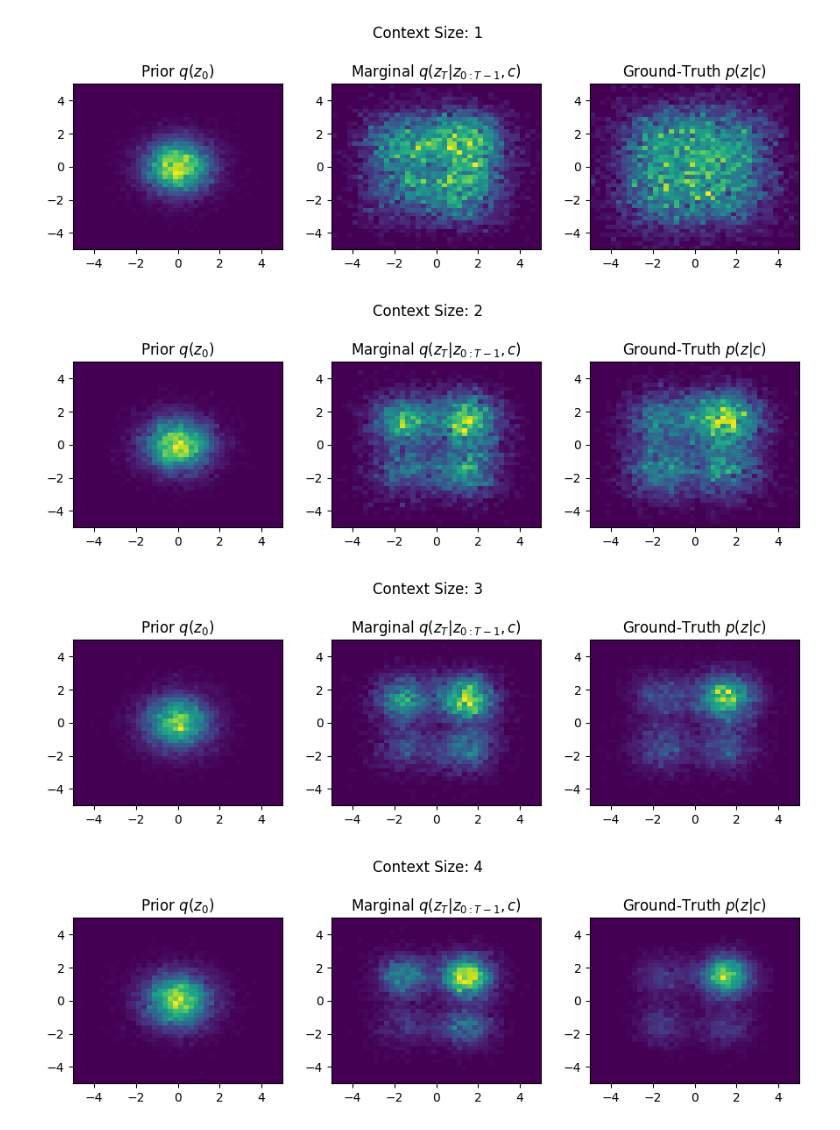
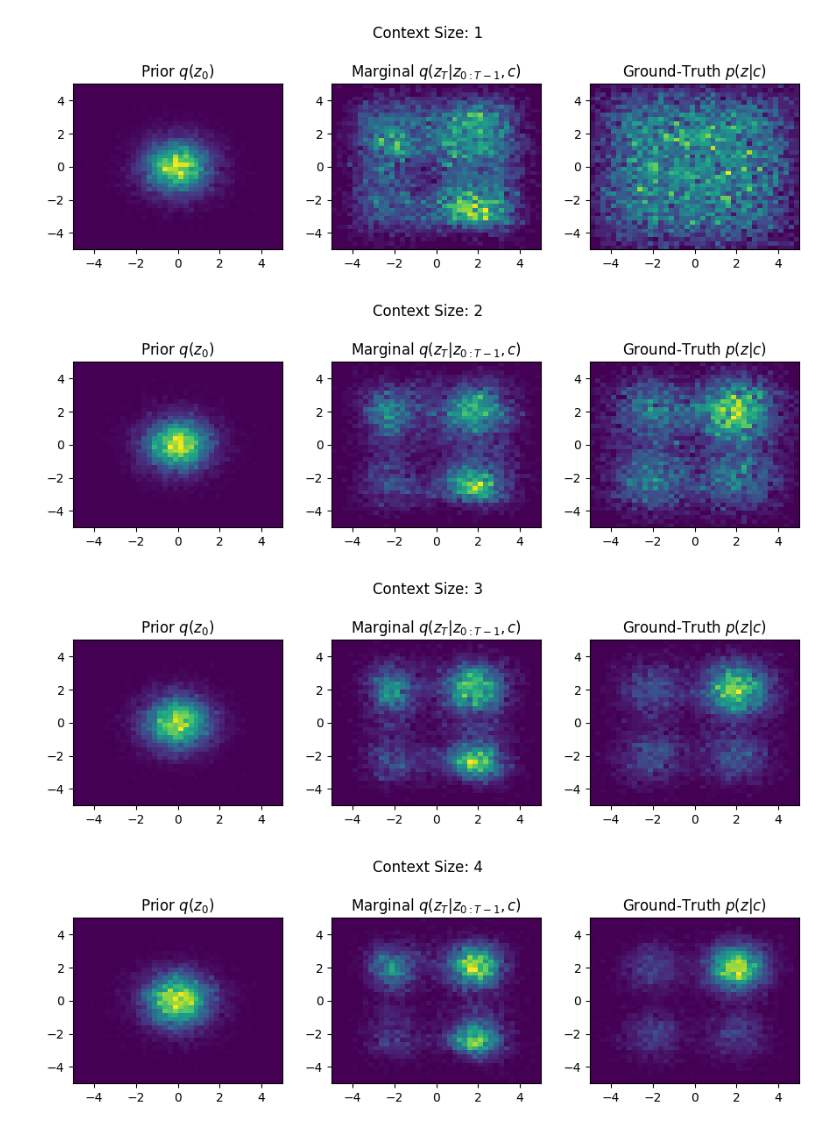
Before and after one commit to ChickNCurry/dvi-for-bml, a Jupyter notebook: contextual-dvi/exp_2d.ipynb, the cells around one changed output. Drawn from its saved outputs; the diff is of its cells as text; code cells hidden in the pictures.

Commit message:
fix device error and generalize num of gaussian

```diff
--- a/contextual-dvi/exp_2d.ipynb
+++ b/contextual-dvi/exp_2d.ipynb
@@ -24,9 +26,9 @@ class Config():
     h_dim = 32
     num_layers = 3
     non_linearity = "SiLU"
-    learning_rate = 3e-4
-    size=4096
-    batch_size = 4096
+    learning_rate = 3e-3
+    size = 8192
+    batch_size = 8192
 
 config = Config()
 # %%
@@ -79,7 +73,7 @@ num_samples = 10000
 
 for context_size in range(1, 11):
 
-    context = 3 * torch.rand((num_samples, context_size, config.c_dim), device=device)
+    context = 4 * torch.rand((num_samples, context_size, config.c_dim), device=device)
 
     p_z_0 = Normal(
         torch.zeros((num_samples, config.z_dim), device=device),
@@ -90,34 +84,34 @@ for context_size in range(1, 11):
 
     z_target_samples = p_z_T.sample()
 
     dvi_process.eval()
     with torch.no_grad():
         _, z_samples = dvi_process.run_chain(p_z_0, p_z_T, context.to(device))
 
         z_0_samples = z_samples[0]
         z_T_samples = z_samples[-1]
 
         z_trajectories = [[z[i, :].cpu().numpy() for z in z_samples] for i in range(num_samples)]
 
     bins = 40
     plot_range = [(-5, 5), (-5, 5)]
 
     fig, ax = plt.subplots(1, 3, figsize=(9, 3), gridspec_kw={'width_ratios': [1, 1, 1]})
 
     ax[0].hist2d(z_0_samples[:, 0], z_0_samples[:, 1], bins=bins, range=plot_range)
     ax[0].set_title("Prior $q(z_0)$")
 
     ax[1].hist2d(z_T_samples[:, 0], z_T_samples[:, 1], bins=bins, range=plot_range)
     ax[1].set_title("Marginal $q(z_T|z_{0:T-1},c)$")
 
     ax[2].hist2d(z_target_samples[:, 0], z_target_samples[:, 1], bins=bins, range=plot_range)
     ax[2].set_title("Ground-Truth $p(z|c)$")
 
     plt.suptitle("Context Size: {}".format(context_size))
     plt.tight_layout()
     plt.show()
 # %% [output]
-[figure, old version]
+[figure, new version]
-[figure, old version]
+[figure, new version]
-[figure, old version]
+[figure, new version]
-[figure, old version]
+[figure, new version]
```
Also changed, not shown: parts of 6 cells of this notebook, 4 other files.
